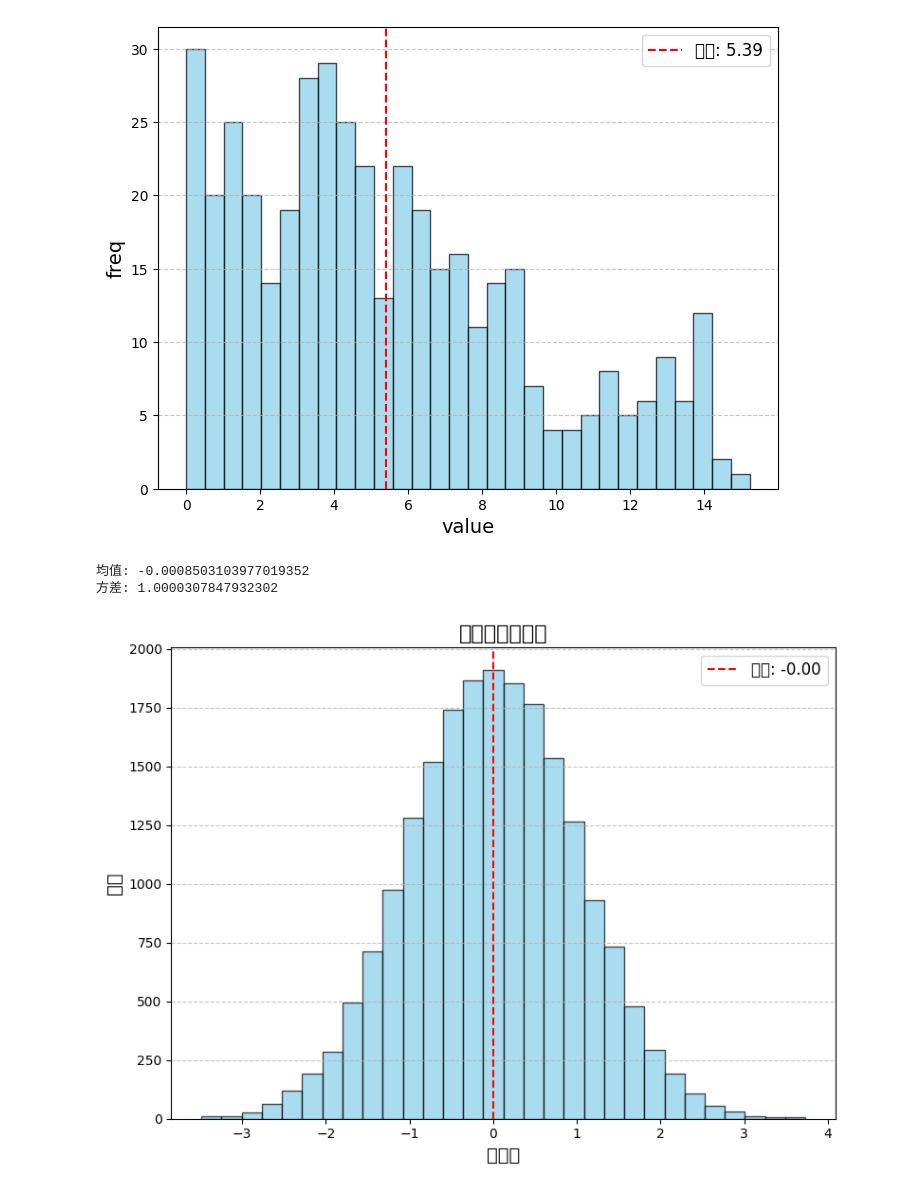
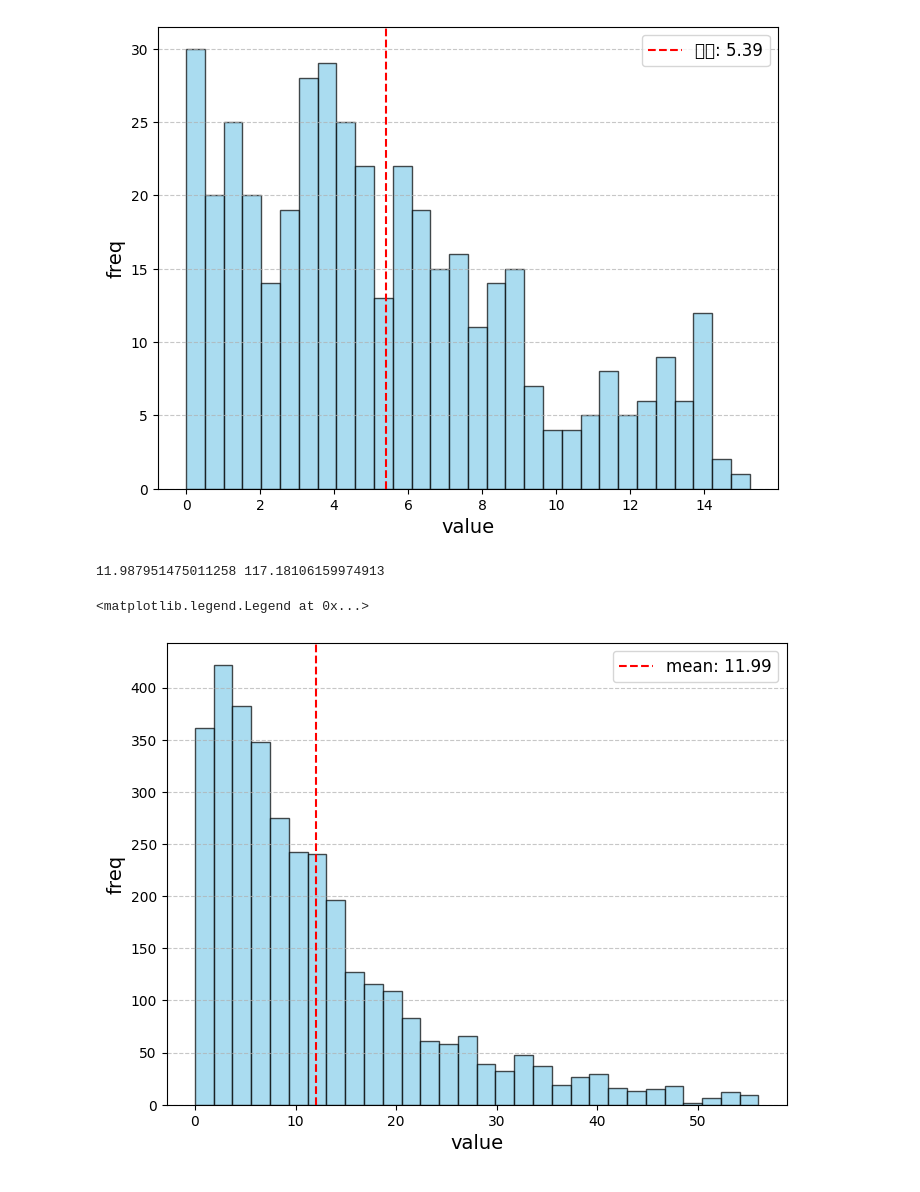
Before and after one commit to Duckyee-z/diffusiondrive, a Jupyter notebook: test.ipynb, the cells around one changed output. Saved outputs shown, nothing was run; the diff lists cells and outputs as text; code cells hidden in the pictures.

```diff
--- a/test.ipynb
+++ b/test.ipynb
@@ -128,21 +128,21 @@ plt.legend(fontsize=12)
 # %%
 loaded_data['train_trajectory_x'].shape
 train_trajectory_x = loaded_data['train_trajectory_x'].flatten()
-mean = np.mean(train_velocity_x)
-variance = np.var(train_velocity_x)
+mean = np.mean(train_trajectory_x)
+variance = np.var(train_trajectory_x)
 print(mean, variance)
 
 import matplotlib.pyplot as plt
 # 绘制频率分布直方图
 plt.figure(figsize=(8, 6))
-plt.hist(train_velocity_x, bins=30, color='skyblue', edgecolor='black', alpha=0.7)  # 直方图
+plt.hist(train_trajectory_x, bins=30, color='skyblue', edgecolor='black', alpha=0.7)  # 直方图
 # plt.title("频率分布直方图", fontsize=16)
 plt.xlabel("value", fontsize=14)
 plt.ylabel("freq", fontsize=14)
 plt.grid(axis='y', linestyle='--', alpha=0.7)
-plt.axvline(mean, color='red', linestyle='--', linewidth=1.5, label=f'均值: {mean:.2f}')
+plt.axvline(mean, color='red', linestyle='--', linewidth=1.5, label=f'mean: {mean:.2f}')
 plt.legend(fontsize=12)
 # %% [output]
-均值: -0.0008503103977019352
-方差: 1.0000307847932302
+11.987951475011258 117.18106159974913
+<matplotlib.legend.Legend at 0x...>
-[figure, old version]
+[figure, new version]
```
Also changed, not shown: 2 other files.
